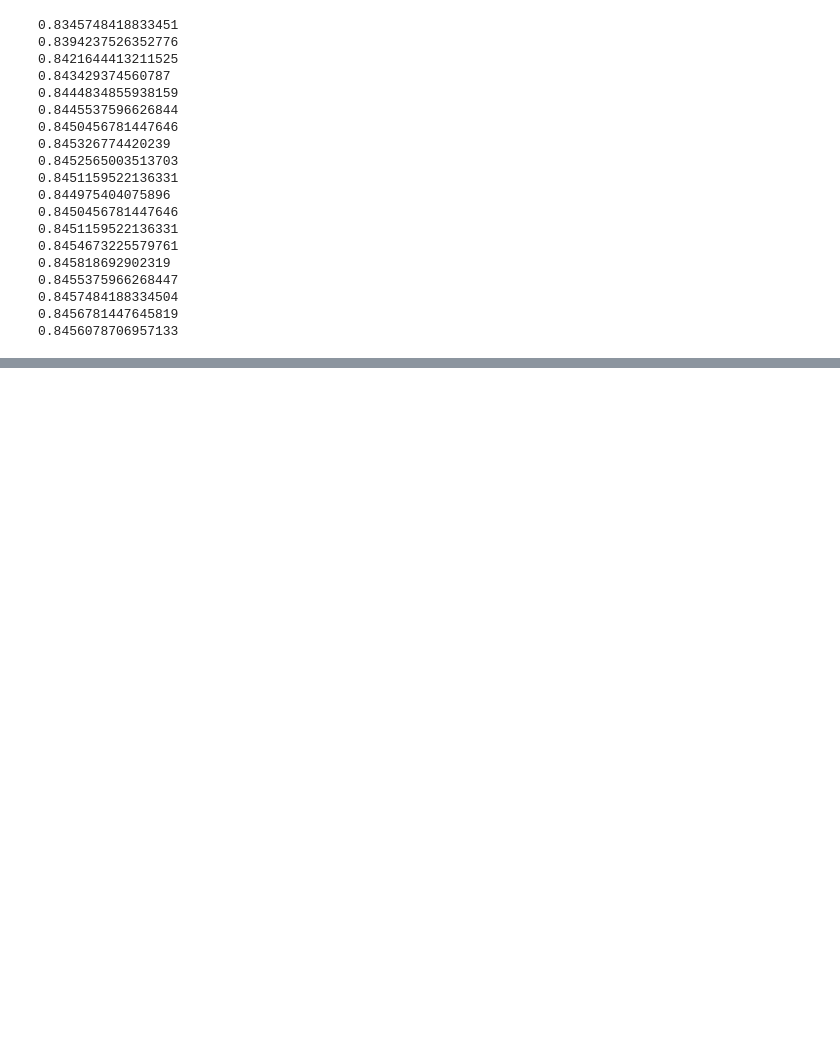
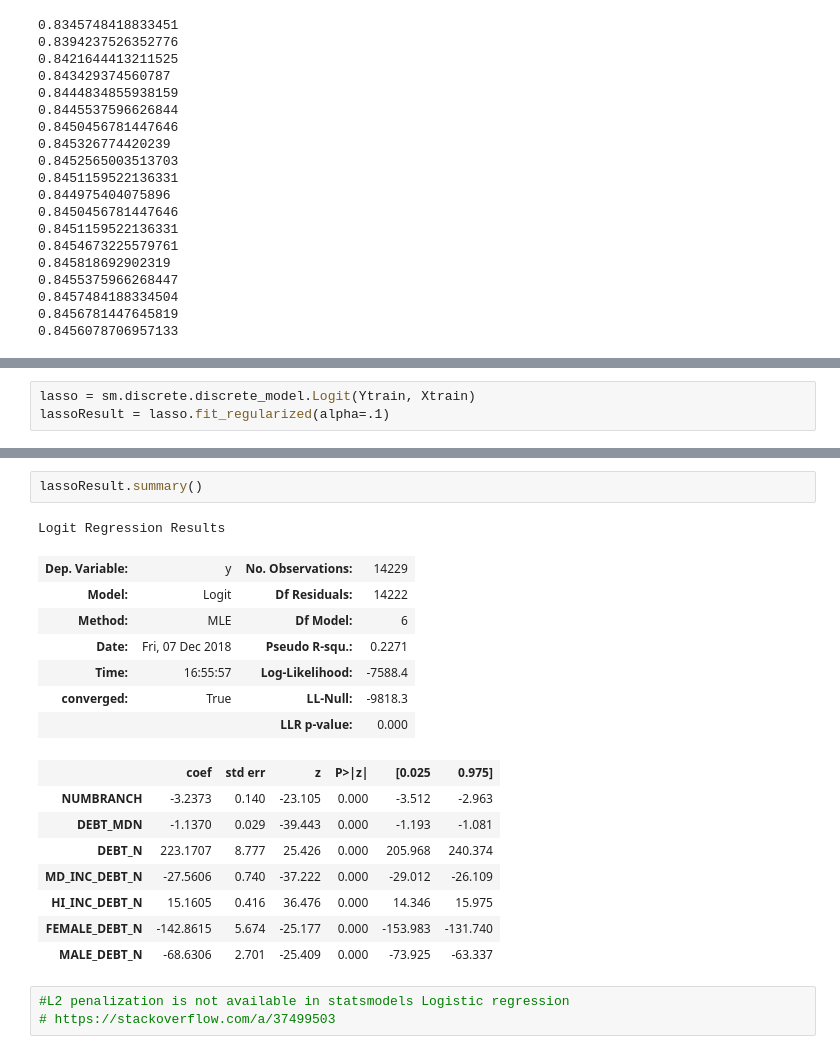
Before and after one commit to YunusBulut/dsprojects, a Jupyter notebook: AdvancedRegression/IsPublic.ipynb, the cells around one changed output, grey strips where cells are left out. Saved outputs shown, nothing was run; the diff lists cells and outputs as text; blank space fills up the shorter version.

```diff
--- a/AdvancedRegression/IsPublic.ipynb
+++ b/AdvancedRegression/IsPublic.ipynb
@@ -332,0 +359,3 @@ logit.fit().params
+# %%
+lasso = sm.discrete.discrete_model.Logit(Ytrain, Xtrain)
+lassoResult = lasso.fit_regularized(alpha=.1)
@@ -332,0 +371,22 @@ logit.fit().params
+# %%
+lassoResult.summary()
+# %% [output]
+Logit Regression Results
+| Dep. Variable: | y | No. Observations: | 14229 |
+| Model: | Logit | Df Residuals: | 14222 |
+| Method: | MLE | Df Model: | 6 |
+| Date: | Fri, 07 Dec 2018 | Pseudo R-squ.: | 0.2271 |
+| Time: | 16:55:57 | Log-Likelihood: | -7588.4 |
+| converged: | True | LL-Null: | -9818.3 |
+|  |  | LLR p-value: | 0.000 |
+|  | coef | std err | z | P>|z| | [0.025 | 0.975] |
+| NUMBRANCH | -3.2373 | 0.140 | -23.105 | 0.000 | -3.512 | -2.963 |
+| DEBT_MDN | -1.1370 | 0.029 | -39.443 | 0.000 | -1.193 | -1.081 |
+| DEBT_N | 223.1707 | 8.777 | 25.426 | 0.000 | 205.968 | 240.374 |
+| MD_INC_DEBT_N | -27.5606 | 0.740 | -37.222 | 0.000 | -29.012 | -26.109 |
+| HI_INC_DEBT_N | 15.1605 | 0.416 | 36.476 | 0.000 | 14.346 | 15.975 |
+| FEMALE_DEBT_N | -142.8615 | 5.674 | -25.177 | 0.000 | -153.983 | -131.740 |
+| MALE_DEBT_N | -68.6306 | 2.701 | -25.409 | 0.000 | -73.925 | -63.337 |
+# %%
+#L2 penalization is not available in statsmodels Logistic regression
+# https://stackoverflow.com/a/37499503
```
Also changed, not shown: parts of 14 cells of this notebook.
